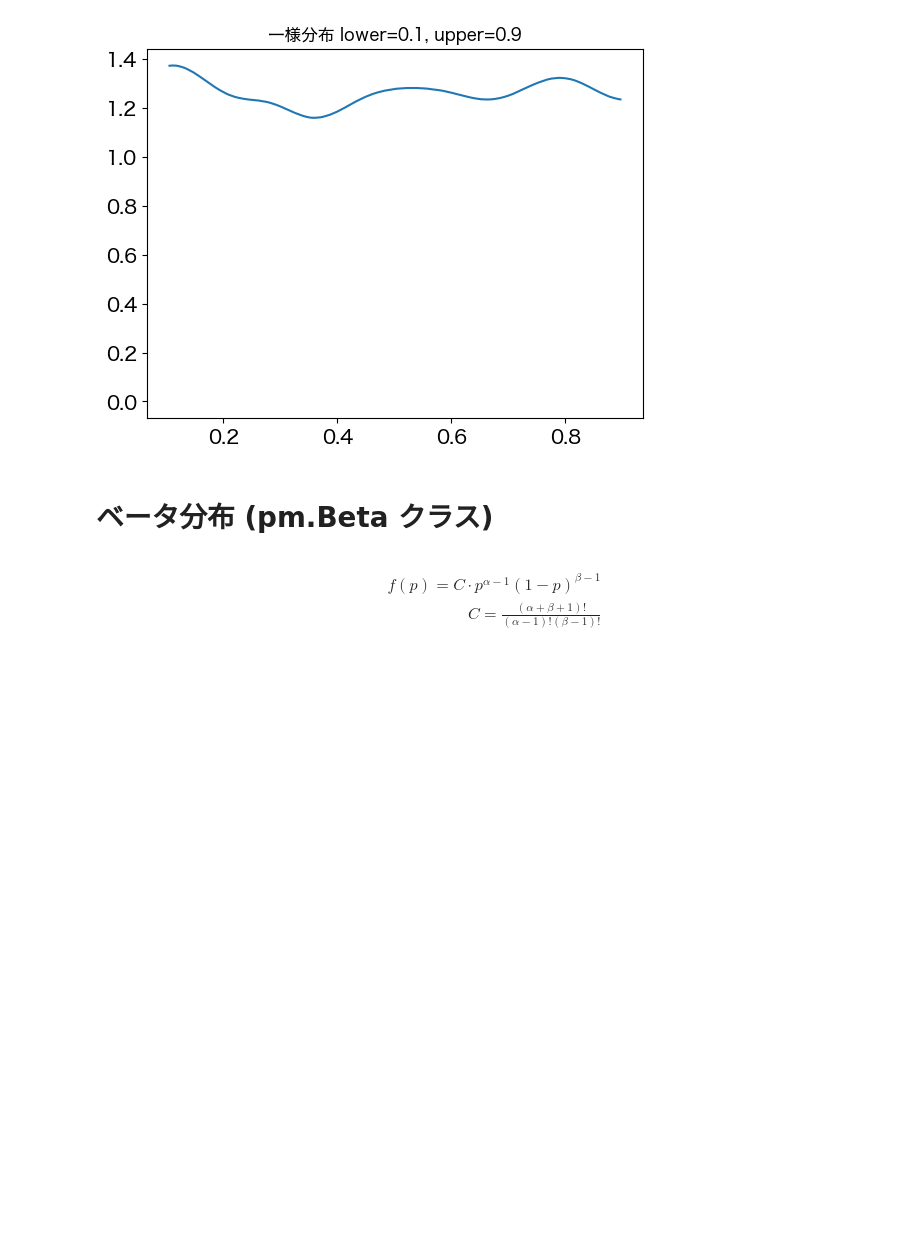
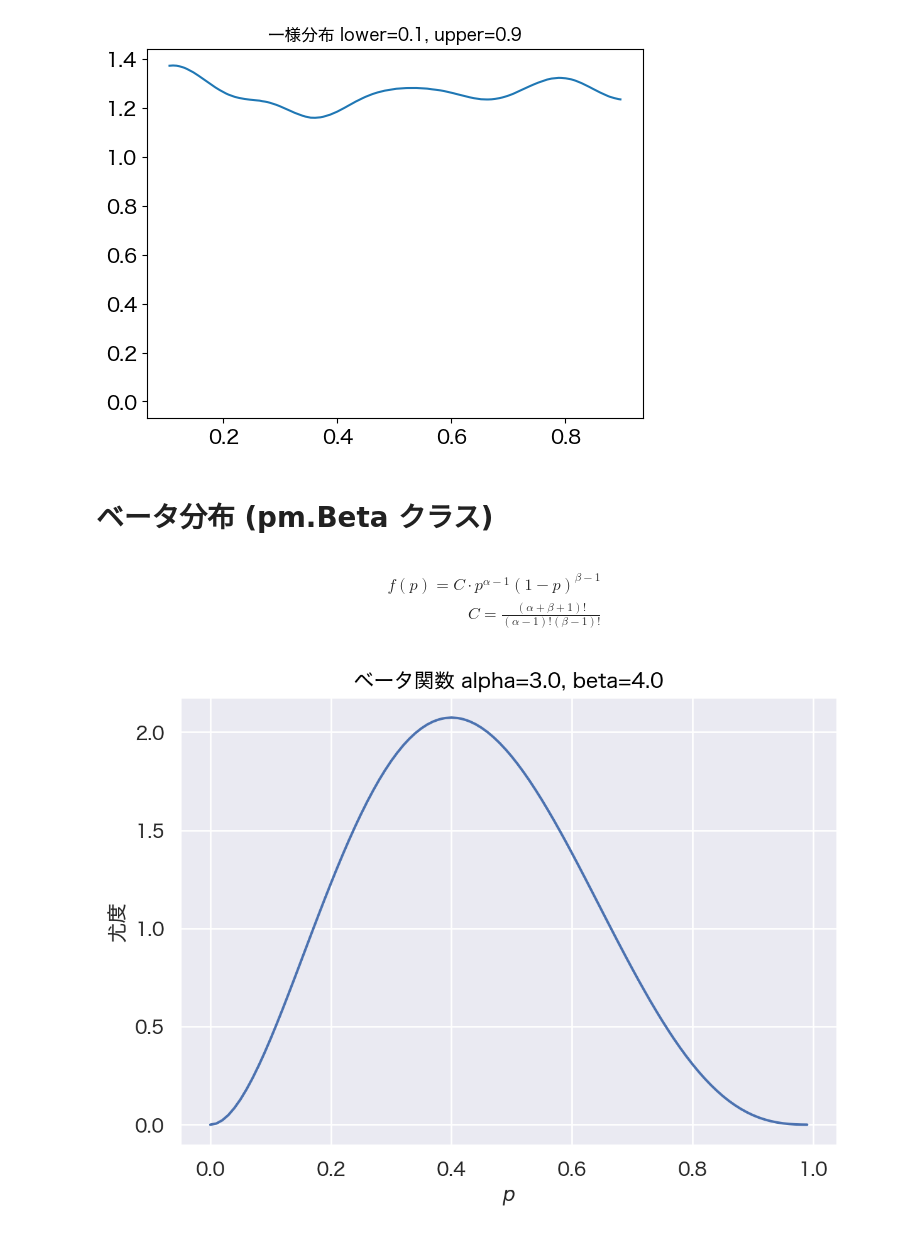
Before and after one commit to topazape/pymc_practice, a Jupyter notebook: src/notebook/第2章_よく利用される確率分布.ipynb, the cells around one changed output. Saved outputs shown, nothing was run; the diff lists cells and outputs as text; code cells hidden in the pictures; blank space fills up the shorter version.

```diff
--- a/src/notebook/第2章_よく利用される確率分布.ipynb
+++ b/src/notebook/第2章_よく利用される確率分布.ipynb
@@ -346,3 +350,21 @@ f(p) = C \cdot p^{\alpha - 1}(1 - p)^{\beta - 1} \\
 C = \frac{(\alpha + \beta + 1)!}{(\alpha - 1)!(\beta - 1)!}
 \end{split}
 $$
+# %%
+alpha = 2.0 + 1.0
+beta = 3.0 + 1.0
+
+def beta_func(p, alpha, beta):
+    C = gamma(alpha + beta - 1) / (gamma(alpha - 1) * gamma(beta - 1))
+    return C * p**(alpha-1) * (1-p)**(beta - 1)
+
+p = np.arange(0.0, 1.0, 0.01)
+
+(
+    so.Plot(x=p, y=beta_func(p, alpha, beta))
+    .add(so.Line())
+    .label(x="$p$", y="尤度", title=f"ベータ関数 alpha={alpha}, beta={beta}")
+    .theme({"font.family": "Hiragino Sans"})
+)
+# %% [output]
+[figure, added]
```
Also changed, not shown: parts of 9 cells of this notebook.
